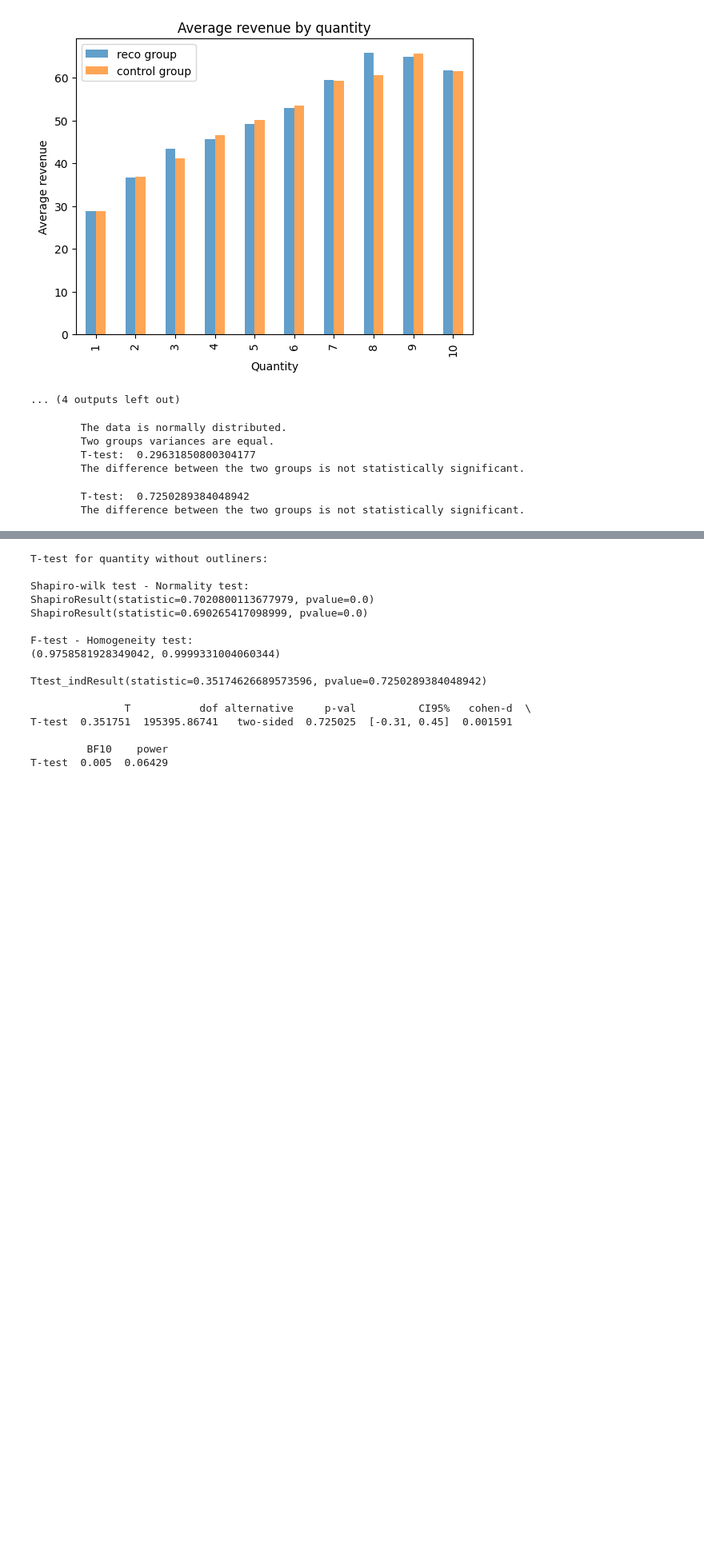
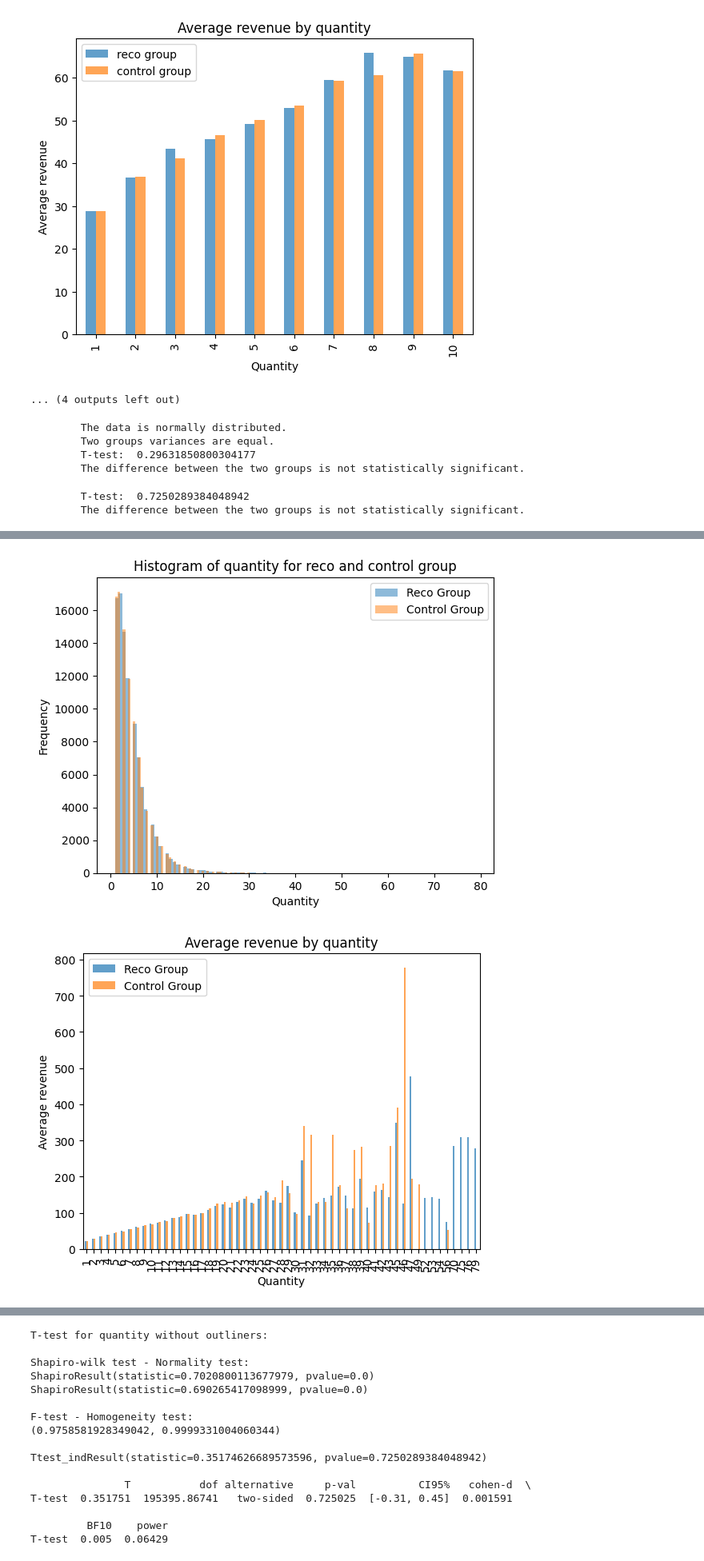
Before and after one commit to KlaraMartinaskova/notino, a Jupyter notebook: development_file.ipynb, the cells around one changed output, grey strips where cells are left out. Shown at 80% size. Drawn from its saved outputs; the diff is of its cells as text; code cells hidden in the pictures; blank space fills up the shorter version.

```diff
--- a/development_file.ipynb
+++ b/development_file.ipynb
@@ -2713,0 +2791,35 @@ else:
+# %%
+
+# Histogram for quantity
+plt.hist(x = df_join['quantity'][df_join['abUser']==1], bins = 100,  alpha = 0.5, label = 'reco group')
+plt.hist(x = df_join['quantity'][df_join['abUser']==2], bins = 100,  alpha = 0.5, label = 'control group')
+plt.xlabel('Quantity')
+plt.ylabel('Frequency')
+plt.legend(['Reco Group', 'Control Group'])
+plt.title('Histogram of quantity for reco and control group')
+plt.show()
+
+# Visualization of average revenue by quantity
+grouped_data = df_join_without_outliers.groupby(['quantity', 'abUser'])['revenue'].mean().unstack()
+
+ax = grouped_data.plot(kind='bar', alpha=0.7)
+ax.set_title('Average revenue by quantity')
+ax.set_ylabel('Average revenue')
+ax.set_xlabel('Quantity')
+plt.legend(['Reco Group', 'Control Group'])
+plt.show()
+
+
+# Visualization of average revenue by quantity for most common quantity
+filtered_df = df_join_without_outliers[df_join_without_outliers['quantity'].between(1, 10)]
+grouped_data_filtered = filtered_df.groupby(['quantity', 'abUser'])['revenue'].mean().unstack()
+
+ax = grouped_data_filtered.plot(kind='bar', alpha=0.7)
+ax.set_title('Average revenue by quantity')
+ax.set_ylabel('Average revenue')
+ax.set_xlabel('Quantity')
+plt.legend(['Reco Group', 'Control Group'])
+plt.show()
+# %% [output]
+[figure, added]
+[figure, added]
```
Also changed, not shown: parts of 5 cells of this notebook.
